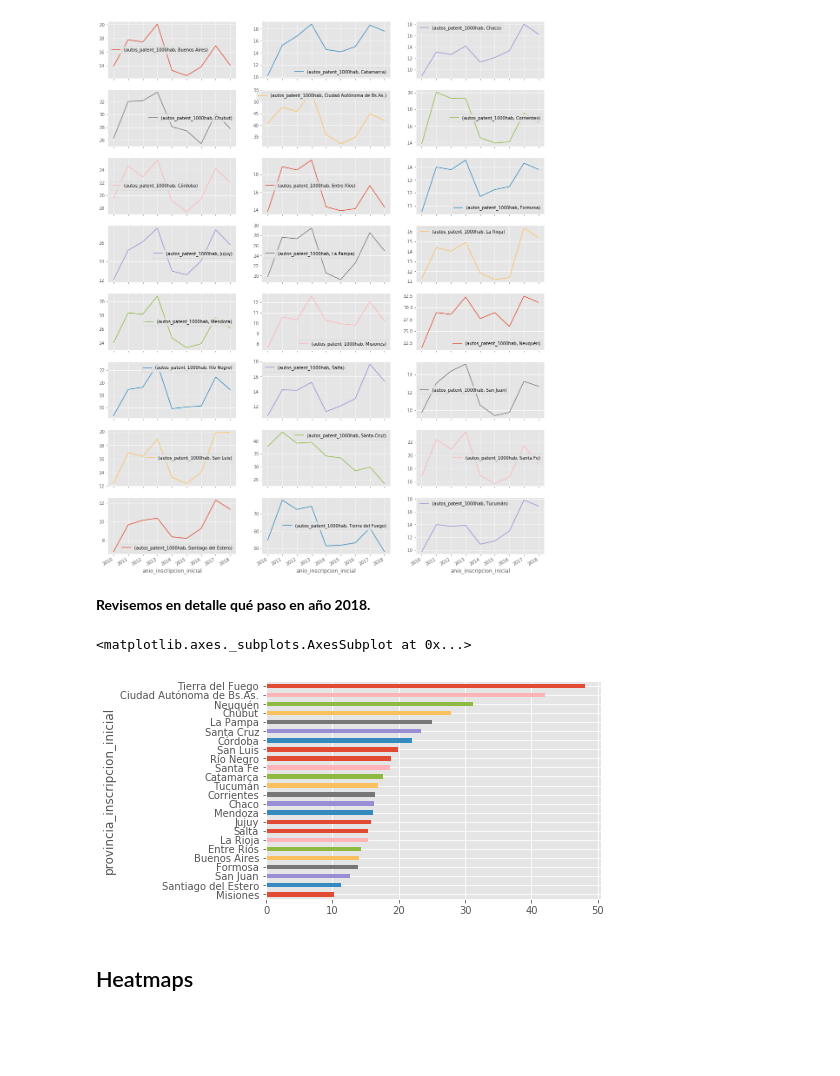
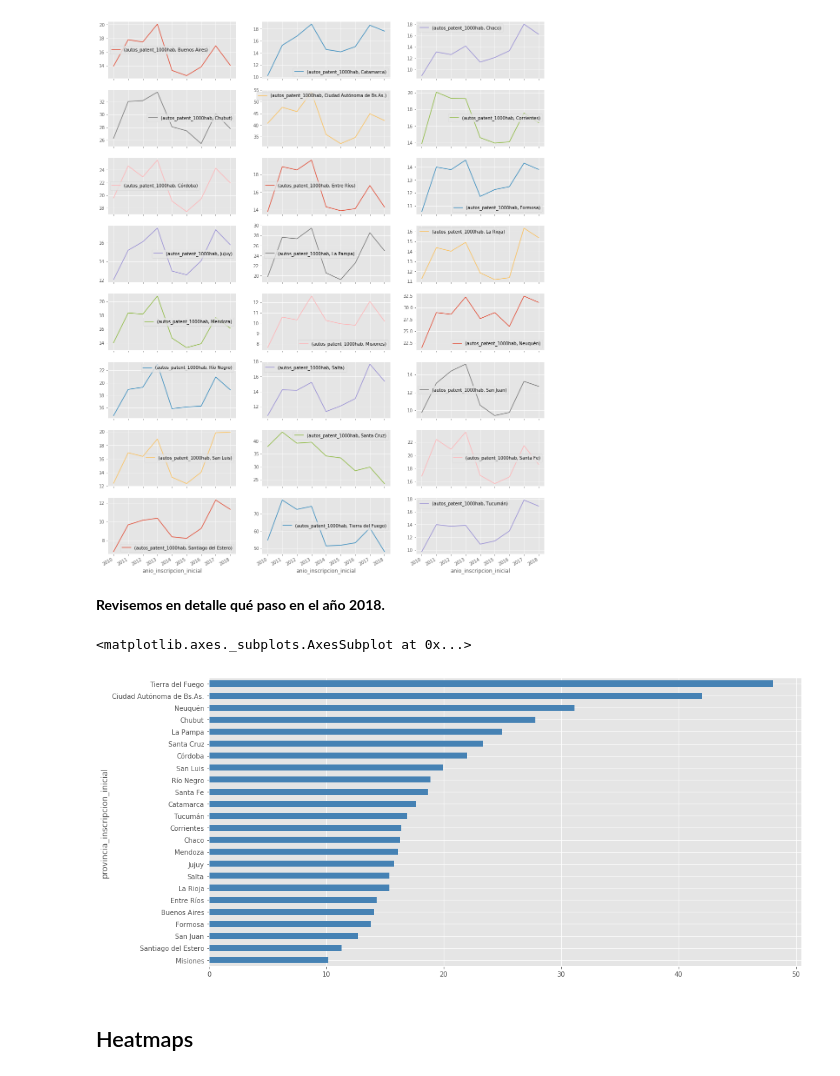
Before and after one commit to abenassi/analisis-datos-python, a Jupyter notebook: exploracion-general.ipynb, the cells around one changed output. Saved outputs shown, nothing was run; the diff lists cells and outputs as text; code cells hidden in the pictures; blank space fills up the shorter version.

```diff
--- a/exploracion-general.ipynb
+++ b/exploracion-general.ipynb
@@ -615,12 +630,13 @@ array([[<matplotlib.axes._subplots.AxesSubplot object at 0x...>,
       dtype=object)
 [figure]
 # %% [markdown]
-**Revisemos en detalle qué paso en año 2018.**
+**Revisemos en detalle qué paso en el año 2018.**
 # %%
-autos_poblacion[autos_poblacion.anio_inscripcion_inicial == 2018].set_index("provincia_inscripcion_inicial")["autos_patent_1000hab"].sort_values().plot("barh")
+autos_poblacion[autos_poblacion.anio_inscripcion_inicial == 2018].set_index(
+    "provincia_inscripcion_inicial")["autos_patent_1000hab"].sort_values().plot("barh", color="steelblue", figsize=(16,8))
 # %% [output]
 <matplotlib.axes._subplots.AxesSubplot at 0x...>
-[figure, old version]
+[figure, new version]
 # %% [markdown]
 ## Heatmaps
 # %% [markdown]
```
Also changed, not shown: parts of 29 cells of this notebook, 2 other files.
